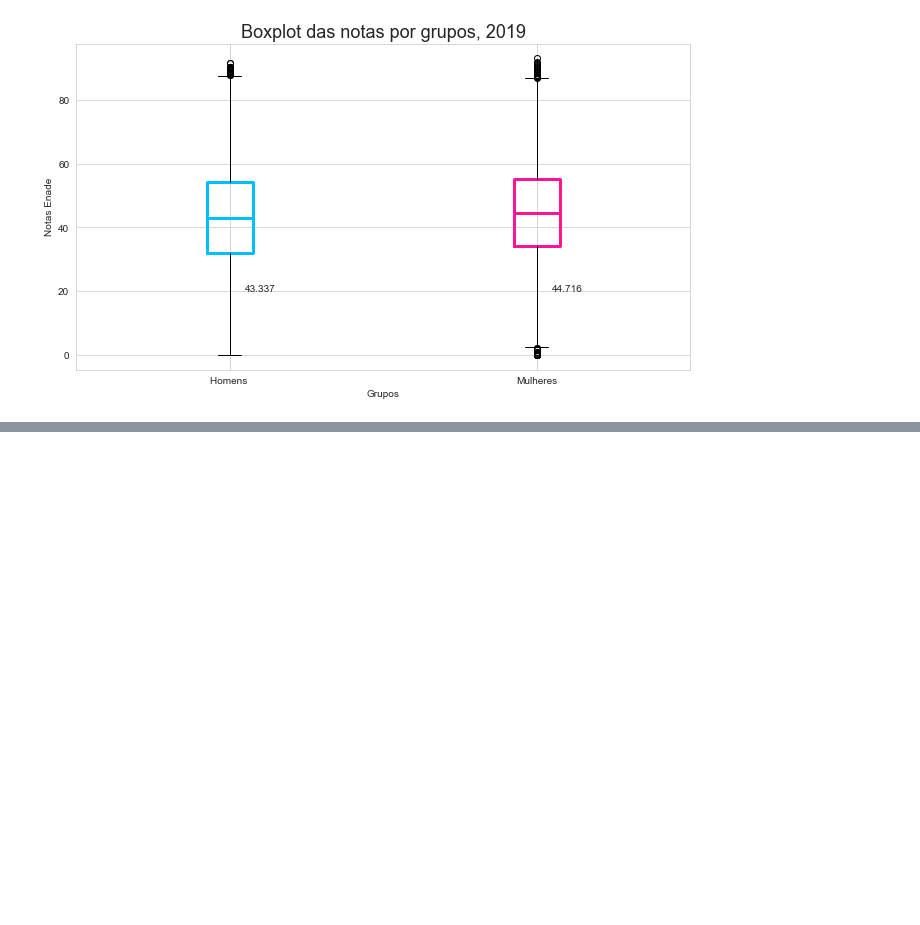
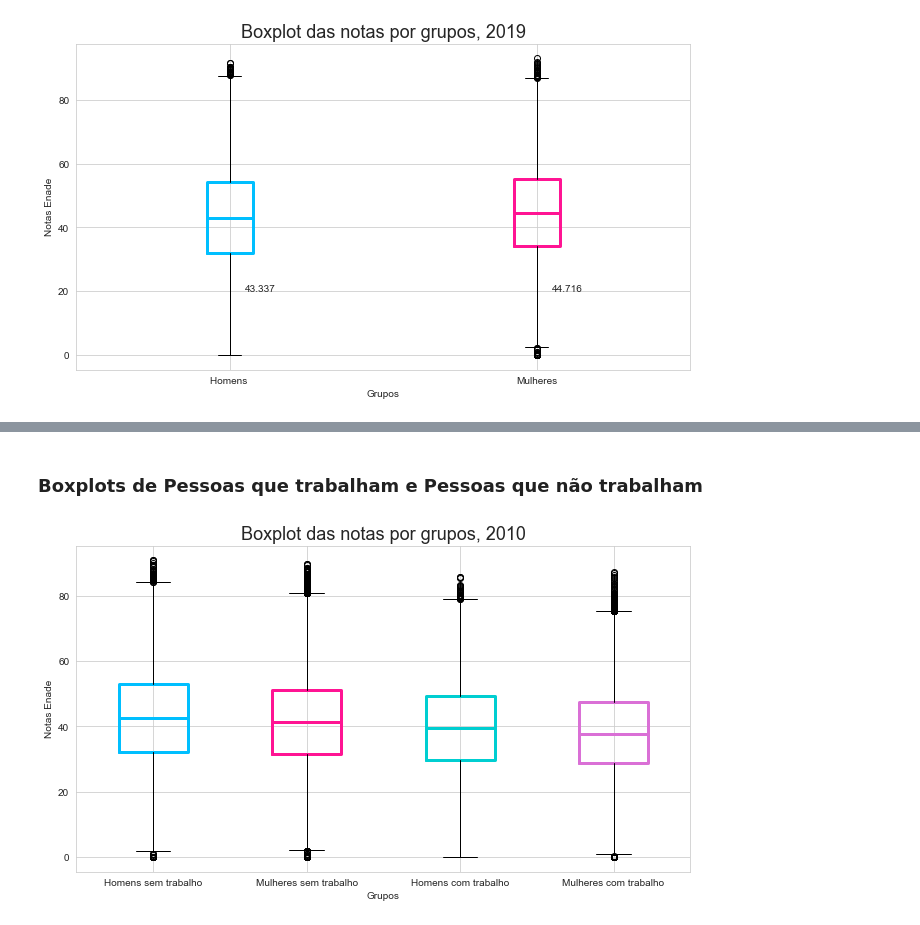
Before and after one commit to renatanesio/dados-universitarios-brasil, a Jupyter notebook: Estudo de Dados Universitários do Brasil.ipynb, the cells around one changed output, grey strips where cells are left out. Saved outputs shown, nothing was run; the diff lists cells and outputs as text; code cells hidden in the pictures; blank space fills up the shorter version.

```diff
--- a/Estudo de Dados Universitários do Brasil.ipynb
+++ b/Estudo de Dados Universitários do Brasil.ipynb
@@ -254,0 +361,35 @@ plt.text(2.05, 20, b2_media);
+# %% [markdown]
+### Boxplots de Pessoas que trabalham e Pessoas que não trabalham
+# %%
+x1 = enade_por_sexo["M"]['2010'].query("Q07 in ['A']")["NOTA"] # "Homens sem trabalho, 2010"
+x2 = enade_por_sexo["M"]['2010'].query("Q07 in ['B', 'C', 'D','E']")["NOTA"]  # "Homens com trabalho, 2010"
+x3 = enade_por_sexo["F"]['2010'].query("Q07 in ['A']")["NOTA"] # "Mulheres sem trabalho, 2010"
+x4 = enade_por_sexo["F"]['2010'].query("Q07 in ['B', 'C', 'D','E']")["NOTA"]  # "Mulheres com trabalho, 2010")
+
+dados2010=[x1,x3,x2,x4]
+#print(dados2010)
+
+# Tamanho do gráfico em polegadas
+plt.figure(figsize =(11, 6))
+
+#Plotando o boxplot
+bplots = plt.boxplot(dados2010,  vert = 1, patch_artist = False, labels=["Homens sem trabalho", "Mulheres sem trabalho","Homens com trabalho", "Mulheres com trabalho" ])
+colors = ['deepskyblue', 'deeppink','darkturquoise',  'orchid']
+c = 0
+for i, bplot in enumerate(bplots['boxes']):
+    bplot.set(color=colors[c], linewidth=3)
+    c += 1
+
+c4 = 0
+for median in bplots['medians']:
+    median.set(color=colors[c4], linewidth=3)
+    c4 +=1
+
+
+
+# Adicionando Título ao gráfico
+plt.title("Boxplot das notas por grupos, 2010", loc="center", fontsize=18)
+plt.xlabel("Grupos")
+plt.ylabel("Notas Enade");
+# %% [output]
+[figure, added]
```
Also changed, not shown: parts of 19 cells of this notebook.
